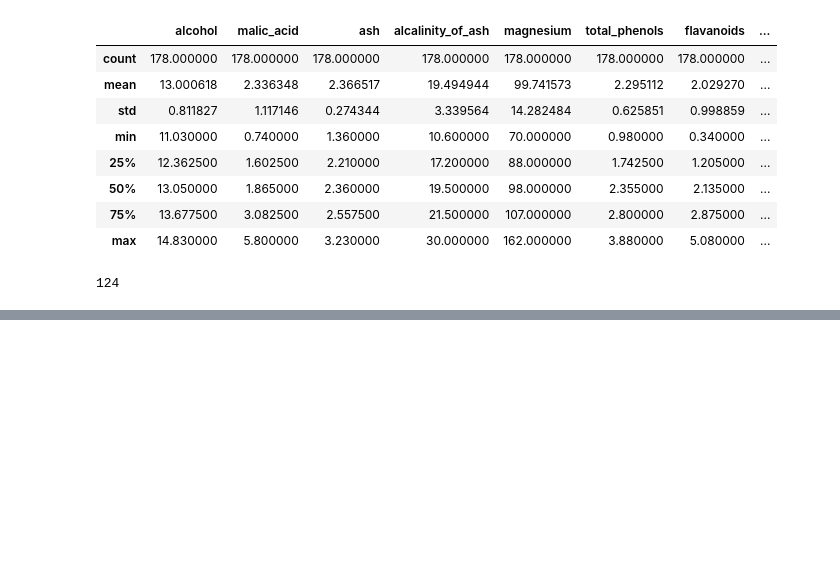
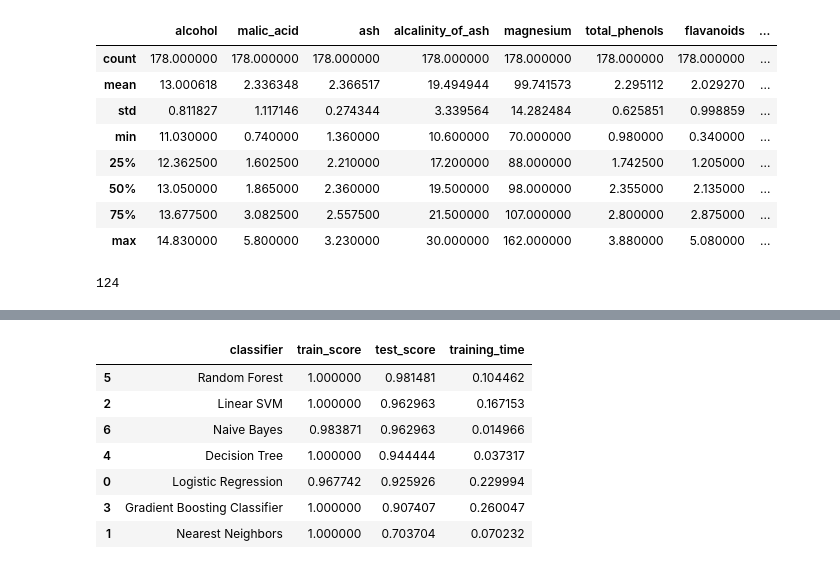
Before and after one commit to tirth0/ML-Lab, a Jupyter notebook: classification.ipynb, the cells around one changed output, grey strips where cells are left out. Cells and saved outputs as stored; diff of their text form; code cells hidden in the pictures; blank space fills up the shorter version.

```diff
--- a/classification.ipynb
+++ b/classification.ipynb
@@ -213,0 +219,11 @@ NameError: name 'batch_classify' is not defined
+# %%
+df_results.sort_values(by='test_score', ascending=False)
+# %% [output]
+|  | classifier | train_score | test_score | training_time |
+| 5 | Random Forest | 1.000000 | 0.981481 | 0.104462 |
+| 2 | Linear SVM | 1.000000 | 0.962963 | 0.167153 |
+| 6 | Naive Bayes | 0.983871 | 0.962963 | 0.014966 |
+| 4 | Decision Tree | 1.000000 | 0.944444 | 0.037317 |
+| 0 | Logistic Regression | 0.967742 | 0.925926 | 0.229994 |
+| 3 | Gradient Boosting Classifier | 1.000000 | 0.907407 | 0.260047 |
+| 1 | Nearest Neighbors | 1.000000 | 0.703704 | 0.070232 |
```
Also changed, not shown: parts of 3 cells of this notebook.
